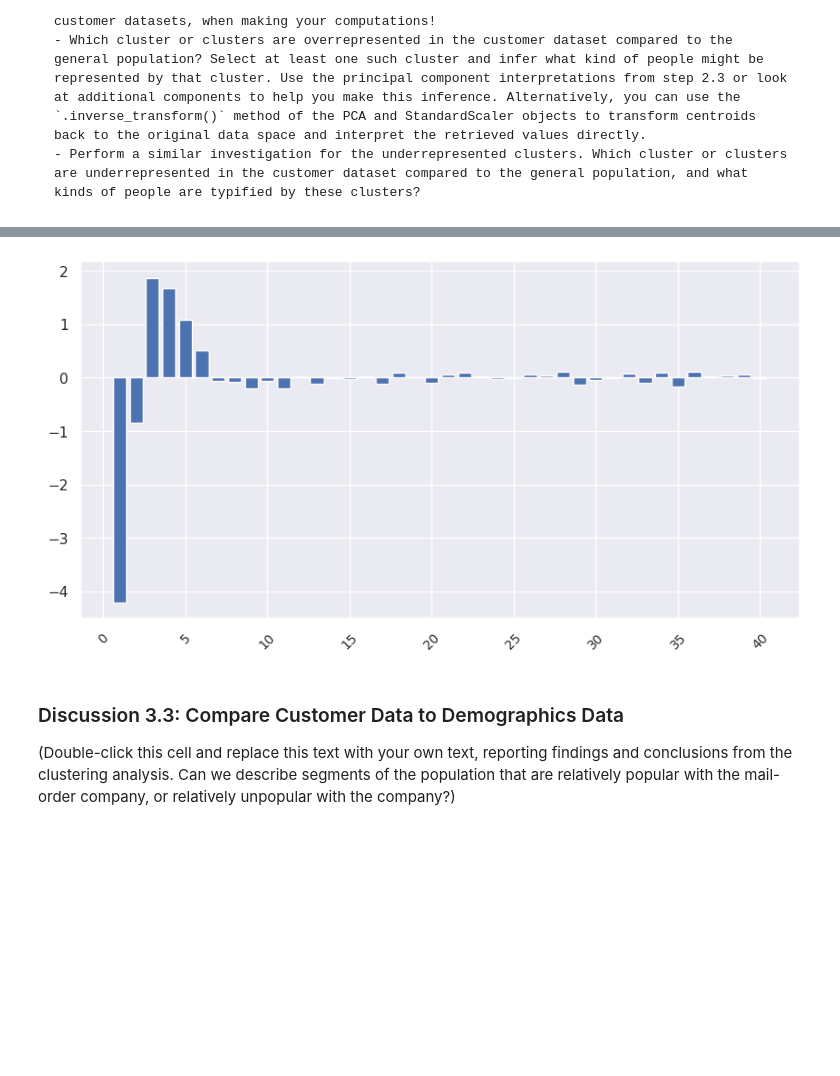
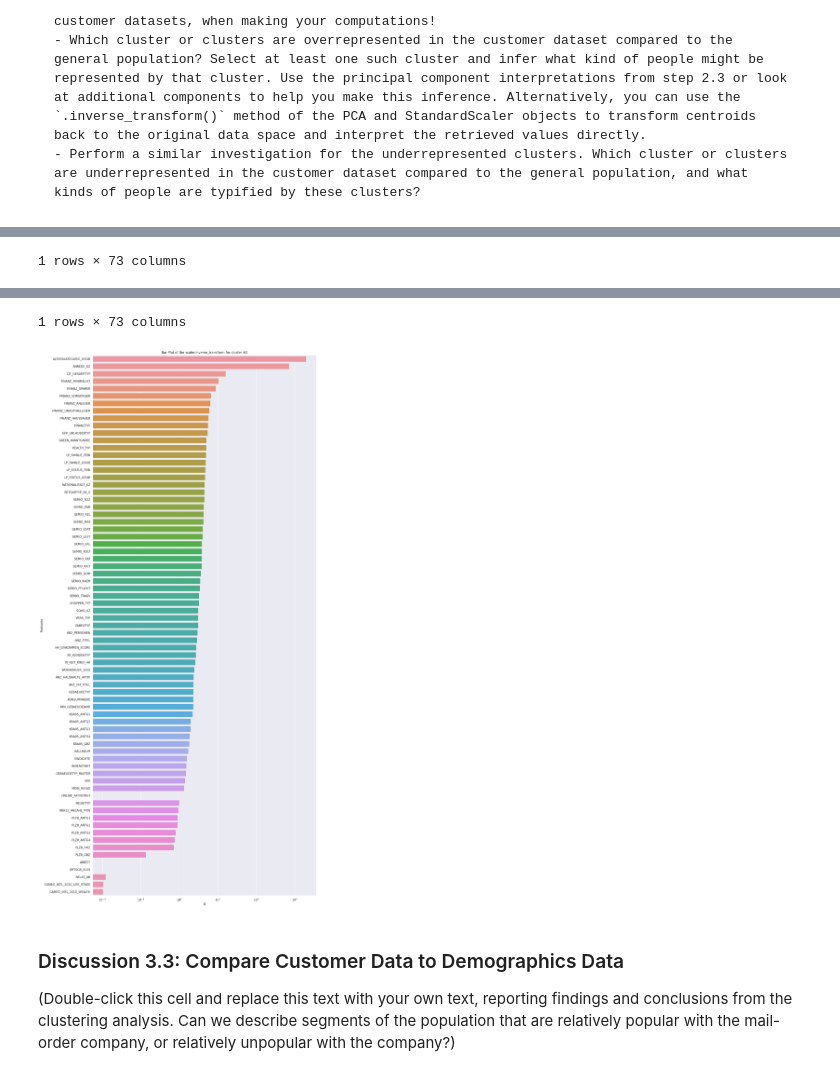
Before and after one commit to fab7/LESSONS-Unsupervised-Learning, a Jupyter notebook: project/Identify_Customer_Segments.ipynb, the cells around one changed output, grey strips where cells are left out. Drawn from its saved outputs; the diff is of its cells as text; code cells hidden in the pictures; blank space fills up the shorter version.

```diff
--- a/project/Identify_Customer_Segments.ipynb
+++ b/project/Identify_Customer_Segments.ipynb
@@ -1783,15 +1789,16 @@ print(f"\t Underrepresented: Cluster {uc+1} (ID={uc})")
 ## customer data compared to the general population?                                ##
 ######################################################################################
 
-# @REVIEWER: Could you please advice or guide me on how to infer the kind of people
-#   that might be represented in a cluster because I'm lost here and don't know how
-#   to proceed. Thanks inadvance.
-
 # Get the cluster labels assigned to each data point
 cluster_labels = kmeans.labels_
 
 # Get the centroid coordinates of each cluster
 cluster_centers = kmeans.cluster_centers_
+
+clusters_to_plot = [oc, uc]
+
+for index, cluster_index in enumerate(clusters_to_plot):
+    print(f"Index: {index} - Now processing cluster #{cluster_index}")
 
 # Find the features that belong to a specific cluster that I am interested in
 cluster_index = 2
@@ -1810,13 +1817,56 @@ cluster_feature_names = [feature_names[i] for i in range(pca_comps) if cluster_f
 print(f"[INFO] The PCA {len(cluster_feature_names)} feature names are: \n\t{cluster_feature_names}")
 print(cluster_feature_names)
 
-print(f"[INFO] - The cluster_features of cluster #{oc} are:")
-print(cluster_features)
+# Now, let's apply the '.inverse_transform()' method of the PCA and StandardScaler
+# objects to transform the centroids back to the original data space and then interpret
+# the retrieved values
+clu_features = scaler.inverse_transform(pca.inverse_transform(cluster_centers[oc].reshape(1, -1)))
 
-fig = plt.figure(figsize = (10, 5))
-plt.bar(list(range(1, pca_comps+1)), cluster_features[:pca_comps])
+if VERBOSE > 2:
+    print(f"[INFO] - The cluster_features of cluster #{oc} are:")
+    print(clu_features)
 
-# Rotate the x-axis labels by 45 degrees and decrease font size
-plt.xticks(rotation=45, fontsize=10)
+# After turning this 'numpy.ndarray' into a dataframe, we are ready for printing
+# and to plotting a figure
+clu_features_df = pd.DataFrame(clu_features, columns=feature_names)
+print(clu_features_df.shape)
+display(clu_features_df)
+
+# Get the sorted column order based on the absolute values in the first row
+sorted_clu_features_df = clu_features_df.iloc[0].abs().sort_values(ascending=False).index
+
+# Reindex the columns based on the sorted column order
+reindexed_clu_features_df = clu_features_df.reindex(columns=sorted_clu_features_df)
+display(reindexed_clu_features_df)
+
+x = reindexed_clu_features_df.loc[0]
+y = feature_names
+
+# Calculate the height of the figure based on the number of data points
+num_data_points = len(y)
+figure_height = num_data_points * 0.5  # Adjust the scaling factor as needed
+
+# Create a figure with dynamic height
+plt.figure(figsize=(15, figure_height))
+
+# Create bar plot
+sns.barplot(x=x, y=y)
+#OBSOLETE sns.barplot(reindexed_clu_features_df)
+
+# Add labels and title
+plt.ylabel('Features')
+plt.title(f'Bar Plot of the scaler.inverse_transform for cluster #{oc}')
+
+# Set y-axis to logarithmic scale
+plt.xscale('log')
+
 plt.show()
+
+
+### 3.5. MIN_GEBAEUDEJAHR
+# First year building was mentioned in the database
+# - missing values encoded by 0
+
+### 8.1. KBA13_ANZAHL_PKW
+# Number of cars in the PLZ8 region
 # %% [output]
@@ -1839,0 +1884 @@ plt.show()
+1 rows × 73 columns
@@ -1840 +1887,2 @@ plt.show()
+1 rows × 73 columns
-[figure, old version]
+[figure, new version]
```
Also changed, not shown: parts of 7 cells of this notebook.
